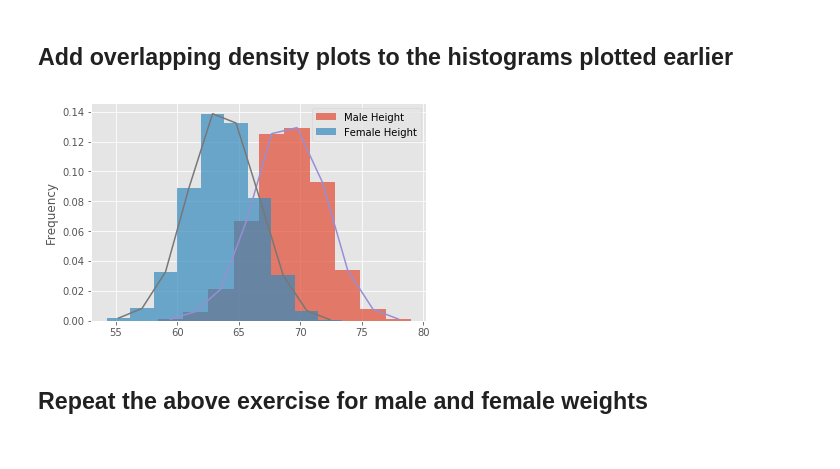
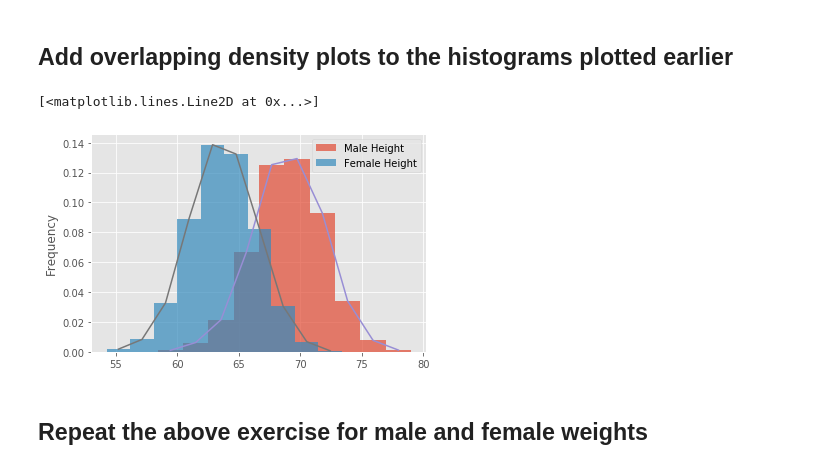
Before and after one commit to tcrispi/probability-density-functions-lab-hbs-ds-060120, a Jupyter notebook: index.ipynb, the cells around one changed output. Saved outputs shown, nothing was run; the diff lists cells and outputs as text; code cells hidden in the pictures.

```diff
--- a/index.ipynb
+++ b/index.ipynb
@@ -108,13 +108,15 @@ plt.show()
 # %%
 # Your code here
 male_df['Height'].plot.hist(bins=binsize, density=True, alpha=0.7, label='Male Height')
 female_df['Height'].plot.hist(bins=binsize, density=True, alpha=0.7, label='Female Height')
 plt.legend()
 x,y = density(male_df['Height'])
 plt.plot(x,y)
 x,y = density(female_df['Height'])
+plt.plot(x,y)
 # %% [output]
+[<matplotlib.lines.Line2D at 0x...>]
-[figure, old version]
+[figure, new version]
 # %% [markdown]
 ## Repeat the above exercise for male and female weights
 # %%
```
